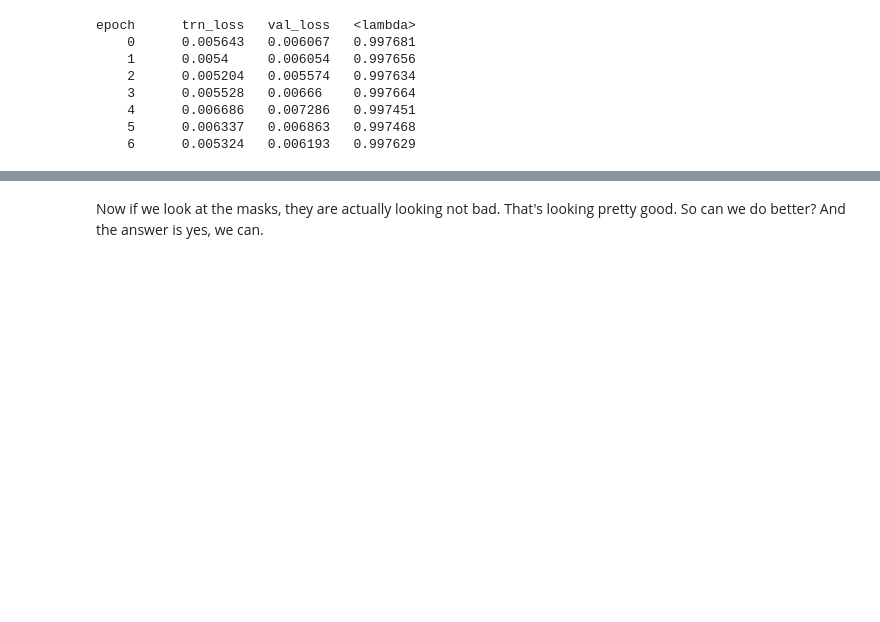
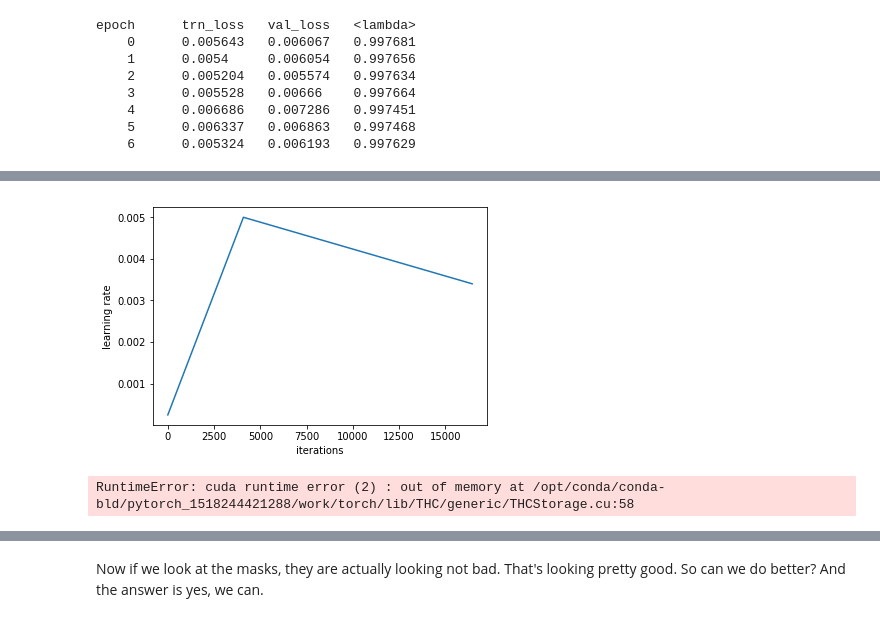
Before and after one commit to Sundragon1993/fastai, a Jupyter notebook: courses/dl2/carvana.ipynb, the cells around one changed output, grey strips where cells are left out. Cells and saved outputs as stored; diff of their text form; code cells hidden in the pictures; blank space fills up the shorter version.

```diff
--- a/courses/dl2/carvana.ipynb
+++ b/courses/dl2/carvana.ipynb
@@ -722,3 +758,11 @@ learn.save('1024')
+# %%
+learn.sched.plot_lr()
+# %% [output]
+[figure, added]
 # %%
-x, y = next(iter(md.val_dl))
-py = to_np(learn.model(V(x)))
+# Boom! Out-Of-Memory.
+
+# x, y = next(iter(md.val_dl))
+# py = to_np(learn.model(V(x)))
+# %% [output]
+RuntimeError: cuda runtime error (2) : out of memory at /opt/conda/conda-bld/pytorch_1518244421288/work/torch/lib/THC/generic/THCStorage.cu:58
```
Also changed, not shown: parts of 32 cells of this notebook.
